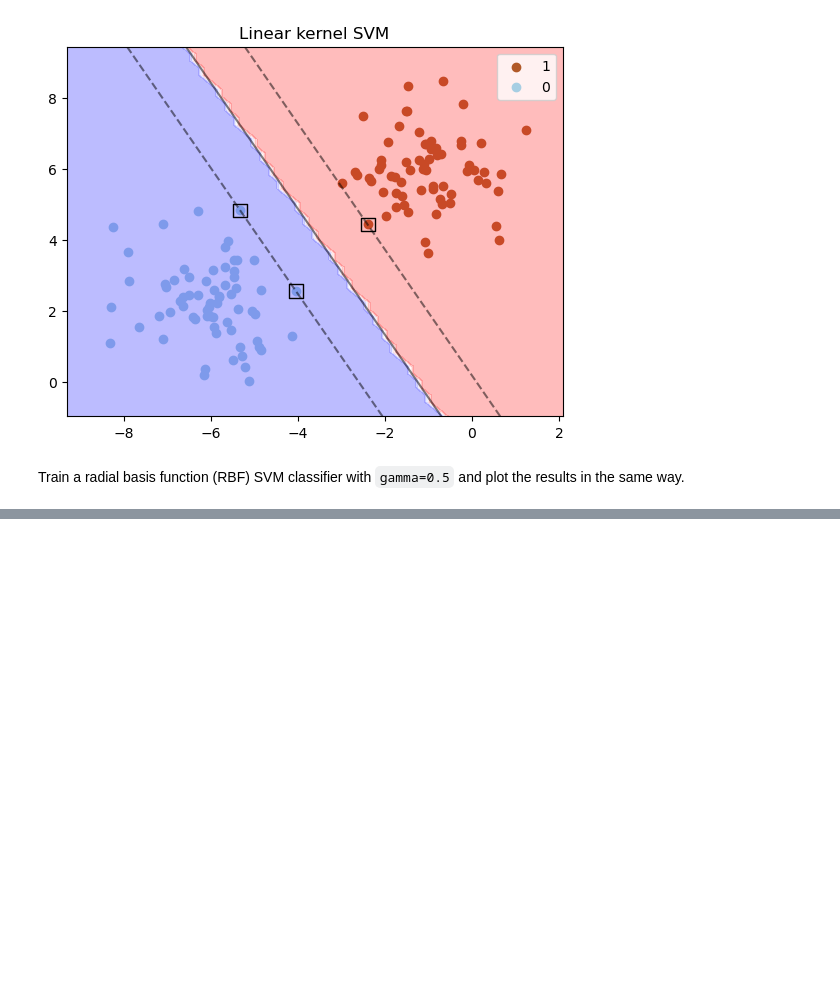
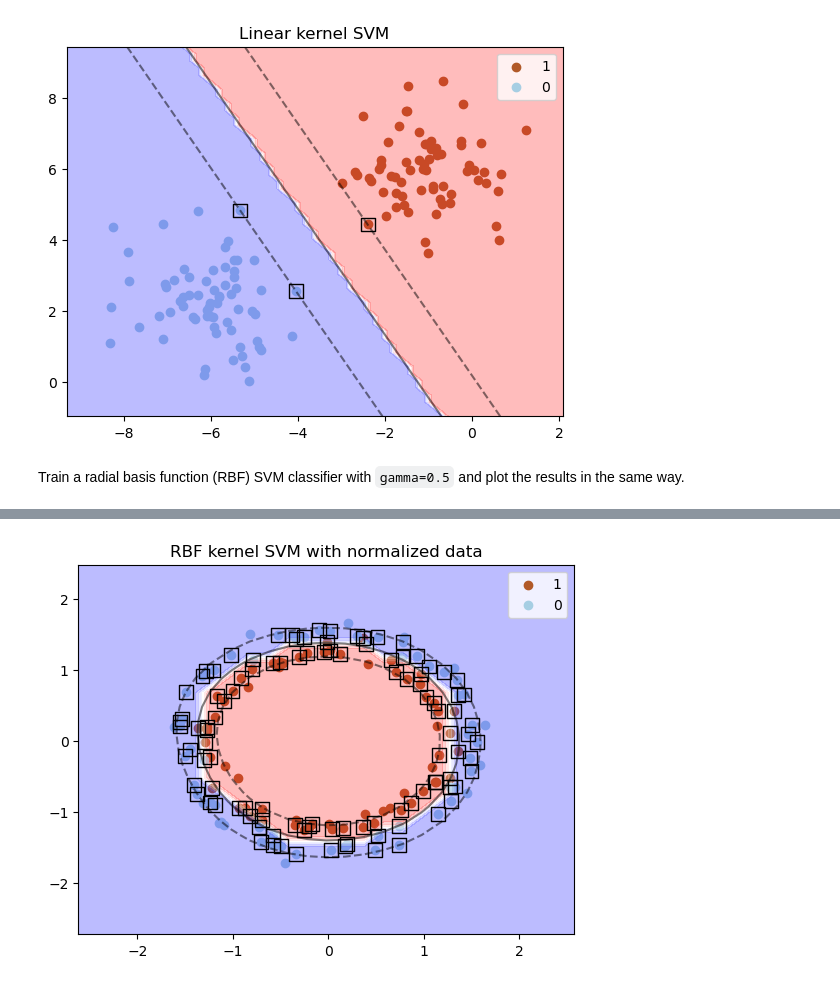
Before and after one commit to Fvlasman/8DM50-Machine-Learning, a Jupyter notebook: week_4_Sjoerd.ipynb, the cells around one changed output, grey strips where cells are left out. Drawn from its saved outputs; the diff is of its cells as text; code cells hidden in the pictures; blank space fills up the shorter version.

```diff
--- a/week_4_Sjoerd.ipynb
+++ b/week_4_Sjoerd.ipynb
@@ -143,3 +195,65 @@ X_train, X_test, Y_train, Y_test = train_test_split(X, Y, test_size=0.33, random
+# %%
+from sklearn.preprocessing import StandardScaler
+scaler = StandardScaler()
+
+# Fit the scaler to your data (computes mean and std deviation)
+scaler.fit(X)
+
+# Transform X to have mean=0 and std deviation=1
+X_normalized = scaler.transform(X)
+
+# X_normalized is now a numpy array with the standardized values
+# If you want it back as a DataFrame, you can convert it
+X_normalized = pd.DataFrame(X_normalized, columns=['x1', 'x2'])
+X_train, X_test, Y_train, Y_test = train_test_split(X_normalized, Y, test_size=0.33, random_state=333)
+
+model = svm.SVC(kernel='rbf', gamma=0.5, random_state=33)
+model.fit(X_train, Y_train)
+
+# create plot
+fig, ax = plt.subplots()
+
+# get colors from qualitative colormap 'Paired'
+cmap = plt.cm.get_cmap('Paired')
+
+# plot data points
+ax.scatter(X_train.iloc[Y_train == 1, 0], X_train.iloc[Y_train == 1, 1],
+           c=[cmap(11)], label='1')
+ax.scatter(X_train.iloc[Y_train == 0, 0], X_train.iloc[Y_train == 0, 1],
+           c=[cmap(0)], label='0')
+ax.legend(loc='best')
+
+# plot the decision function
+# create grid to evaluate model
+x1_min, x1_max = X_train.iloc[:, 0].min() - 1, X_train.iloc[:, 0].max() + 1
+x2_min, x2_max = X_train.iloc[:, 1].min() - 1, X_train.iloc[:, 1].max() + 1
+
+XX, YY = np.meshgrid(np.arange(x1_min, x1_max, .2),
+                     np.arange(x2_min, x2_max, .2))
+
+xy = np.vstack([XX.ravel(), YY.ravel()]).T
+Z = model.decision_function(xy).reshape(XX.shape)
+
+# plot decision boundary and margins
+ax.contour(XX, YY, Z, colors='k', levels=[-1, 0, 1], alpha=0.5,
+           linestyles=['--', '-', '--'])
+
+# Establish the class for each point in the contour
+Z = model.predict(xy).reshape(XX.shape)
+
+# Visualization of the contour
+ax.contourf(XX, YY, Z, cmap='bwr', alpha=0.3)
+
+# plot support vectors, whose are responsible for building the margins
+ax.scatter(model.support_vectors_[:, 0], model.support_vectors_[:, 1], s=100,
+           linewidth=1, facecolors='none', edgecolors='k', marker='s')
+
+ax.axis([x1_min, x1_max, x2_min, x2_max])
+plt.axis('tight')
+plt.title('RBF kernel SVM with normalized data')
+plt.show()
+# %% [output]
+[figure, added]
 # %% [markdown]
 <p><font color='#770a0a'>When should a RBF kernel be used over a linear kernel? Motivate your answer.</font></p>
 
```
Also changed, not shown: parts of 5 cells of this notebook.
